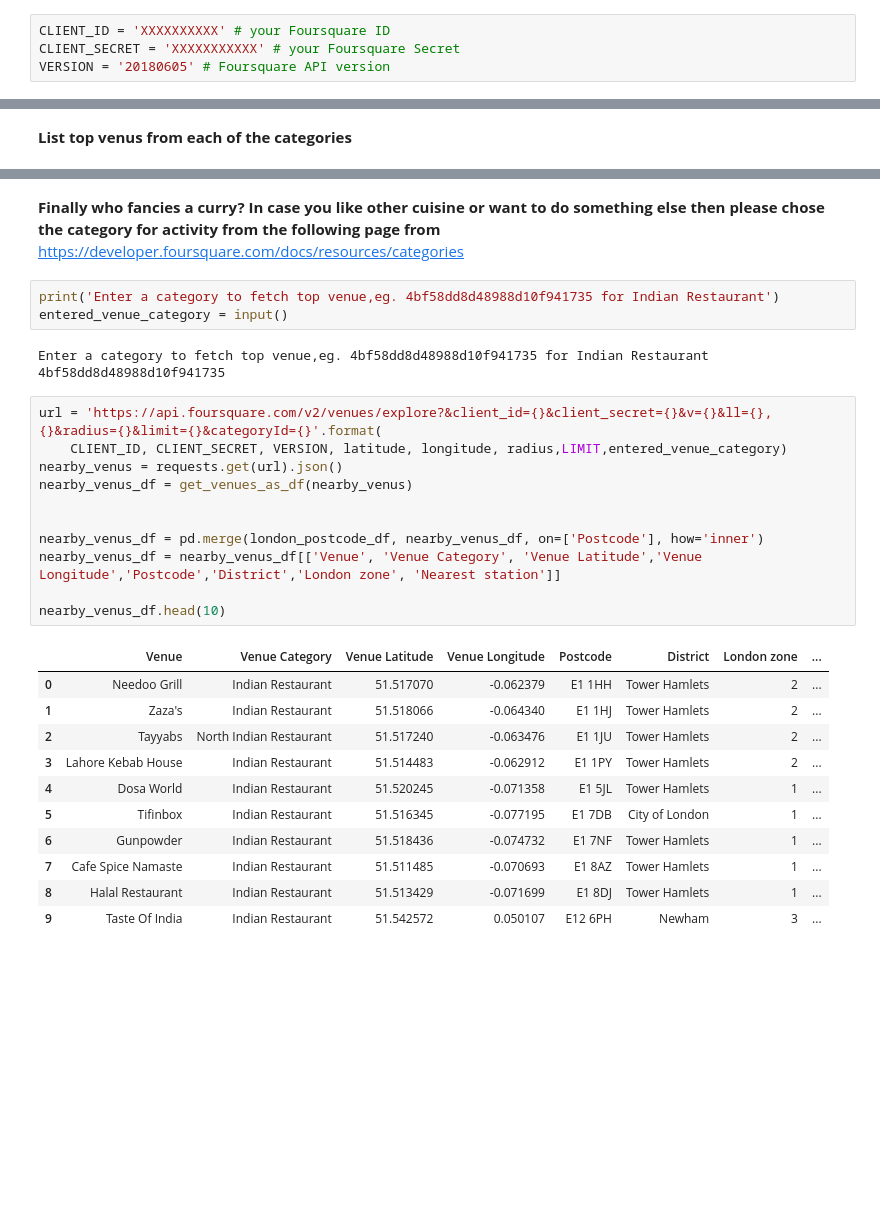
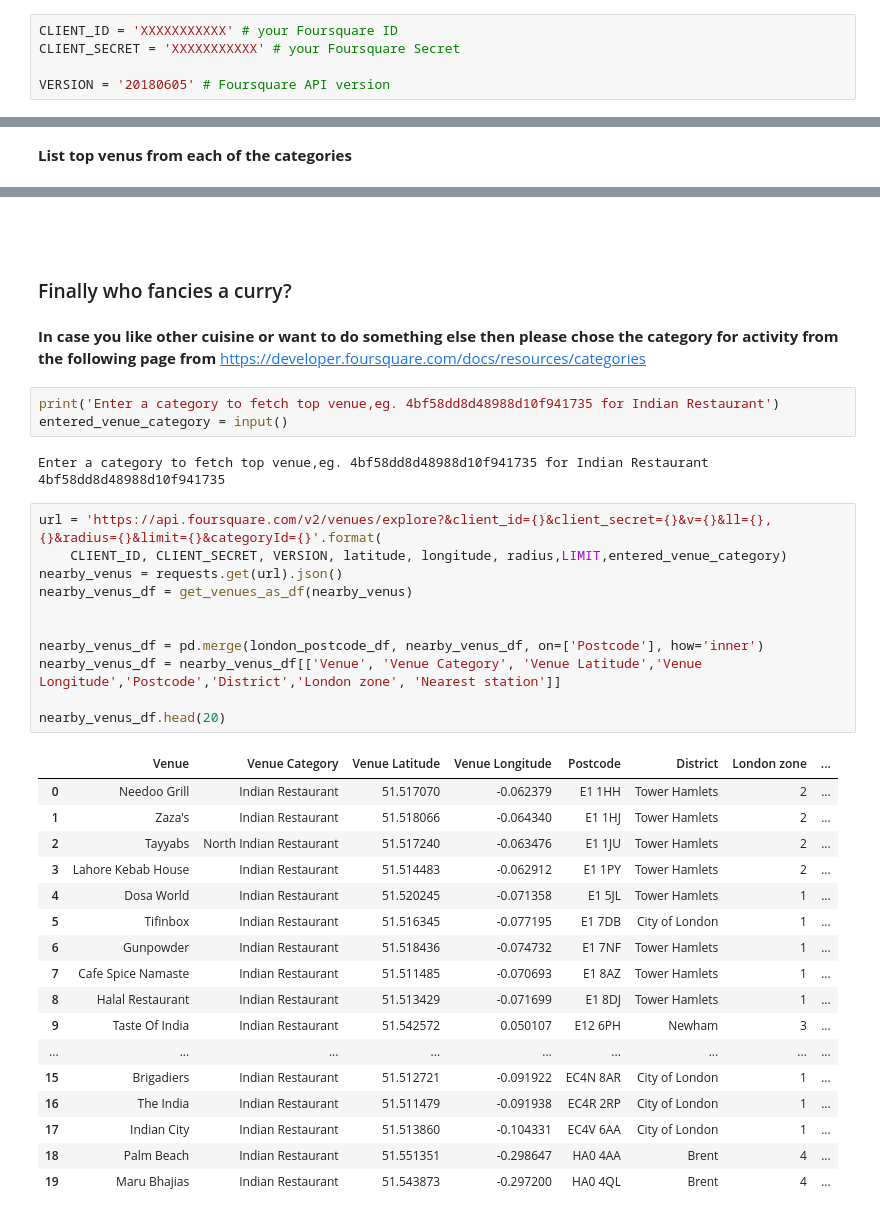
Before and after one commit to asayyid/project-capstone, a Jupyter notebook: capstone-project-week5.ipynb, the cells around one changed output, grey strips where cells are left out. Saved outputs shown, nothing was run; the diff lists cells and outputs as text; blank space fills up the shorter version.

```diff
--- a/capstone-project-week5.ipynb
+++ b/capstone-project-week5.ipynb
@@ -77,8 +92,9 @@ The geograpical coordinate of the London are 51.5073219, -0.1276474.
 # %% [markdown]
 __Four Foursquare ID and password__
 # %%
-CLIENT_ID = 'XXXXXXXXXX' # your Foursquare ID
+CLIENT_ID = 'XXXXXXXXXXX' # your Foursquare ID
 CLIENT_SECRET = 'XXXXXXXXXXX' # your Foursquare Secret
+
 VERSION = '20180605' # Foursquare API version
 # %% [markdown]
 __Util function that extracts the category of the venue__
@@ -364,9 +380,12 @@ cat_top_10_v2_df
 | 63 | Trafalgar Square | Plaza | 51.507838 | -0.127707 | WC2N 5DX | Westminster | 1 | ... |
 | 64 | Gordon's Wine Bar | Wine Bar | 51.507895 | -0.123232 | WC2N 6NE | Westminster | 1 | ... |
 | 65 | American Bar | Cocktail Bar | 51.510118 | -0.119803 | WC2R 0EU | Islington | 1 | ... |
+# %% [markdown]
+<br>
+# %% [markdown]
+### Finally who fancies a curry?
 # %% [markdown]
-__Finally who fancies a curry?
-In case you like other cuisine or want to do something else then please chose the category for activity from the following page
+__In case you like other cuisine or want to do something else then please chose the category for activity from the following page
 from__ https://developer.foursquare.com/docs/resources/categories
 # %%
 print('Enter a category to fetch top venue,eg. 4bf58dd8d48988d10f941735 for Indian Restaurant')
@@ -377,23 +396,29 @@ Enter a category to fetch top venue,eg. 4bf58dd8d48988d10f941735 for Indian Rest
 # %%
 url = 'https://api.foursquare.com/v2/venues/explore?&client_id={}&client_secret={}&v={}&ll={},{}&radius={}&limit={}&categoryId={}'.format(
     CLIENT_ID, CLIENT_SECRET, VERSION, latitude, longitude, radius,LIMIT,entered_venue_category)
 nearby_venus = requests.get(url).json()
 nearby_venus_df = get_venues_as_df(nearby_venus)
 
 
 nearby_venus_df = pd.merge(london_postcode_df, nearby_venus_df, on=['Postcode'], how='inner')
 nearby_venus_df = nearby_venus_df[['Venue', 'Venue Category', 'Venue Latitude','Venue Longitude','Postcode','District','London zone', 'Nearest station']]
 
-nearby_venus_df.head(10)
+nearby_venus_df.head(20)
 # %% [output]
 |  | Venue | Venue Category | Venue Latitude | Venue Longitude | Postcode | District | London zone | ... |
 | 0 | Needoo Grill | Indian Restaurant | 51.517070 | -0.062379 | E1 1HH | Tower Hamlets | 2 | ... |
 | 1 | Zaza's | Indian Restaurant | 51.518066 | -0.064340 | E1 1HJ | Tower Hamlets | 2 | ... |
 | 2 | Tayyabs | North Indian Restaurant | 51.517240 | -0.063476 | E1 1JU | Tower Hamlets | 2 | ... |
 | 3 | Lahore Kebab House | Indian Restaurant | 51.514483 | -0.062912 | E1 1PY | Tower Hamlets | 2 | ... |
 | 4 | Dosa World | Indian Restaurant | 51.520245 | -0.071358 | E1 5JL | Tower Hamlets | 1 | ... |
 | 5 | Tifinbox | Indian Restaurant | 51.516345 | -0.077195 | E1 7DB | City of London | 1 | ... |
 | 6 | Gunpowder | Indian Restaurant | 51.518436 | -0.074732 | E1 7NF | Tower Hamlets | 1 | ... |
 | 7 | Cafe Spice Namaste | Indian Restaurant | 51.511485 | -0.070693 | E1 8AZ | Tower Hamlets | 1 | ... |
 | 8 | Halal Restaurant | Indian Restaurant | 51.513429 | -0.071699 | E1 8DJ | Tower Hamlets | 1 | ... |
 | 9 | Taste Of India | Indian Restaurant | 51.542572 | 0.050107 | E12 6PH | Newham | 3 | ... |
+| ... | ... | ... | ... | ... | ... | ... | ... | ... |
+| 15 | Brigadiers | Indian Restaurant | 51.512721 | -0.091922 | EC4N 8AR | City of London | 1 | ... |
+| 16 | The India | Indian Restaurant | 51.511479 | -0.091938 | EC4R 2RP | City of London | 1 | ... |
+| 17 | Indian City | Indian Restaurant | 51.513860 | -0.104331 | EC4V 6AA | City of London | 1 | ... |
+| 18 | Palm Beach | Indian Restaurant | 51.551351 | -0.298647 | HA0 4AA | Brent | 4 | ... |
+| 19 | Maru Bhajias | Indian Restaurant | 51.543873 | -0.297200 | HA0 4QL | Brent | 4 | ... |
```
Also changed, not shown: parts of 15 cells of this notebook.
